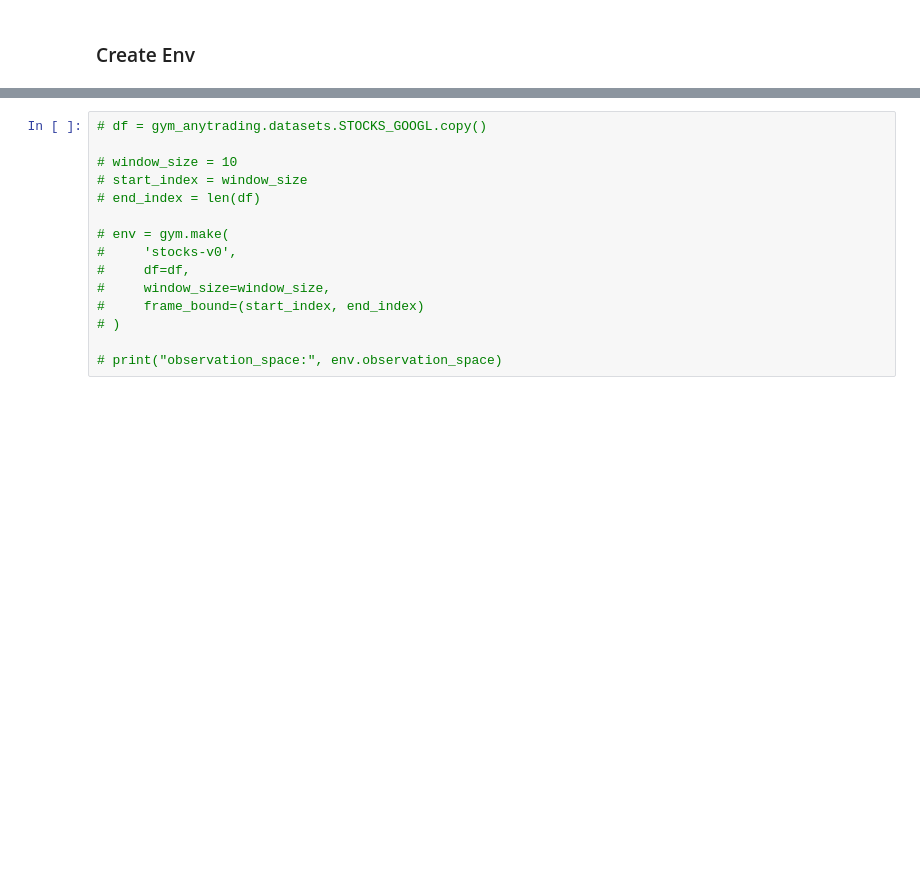
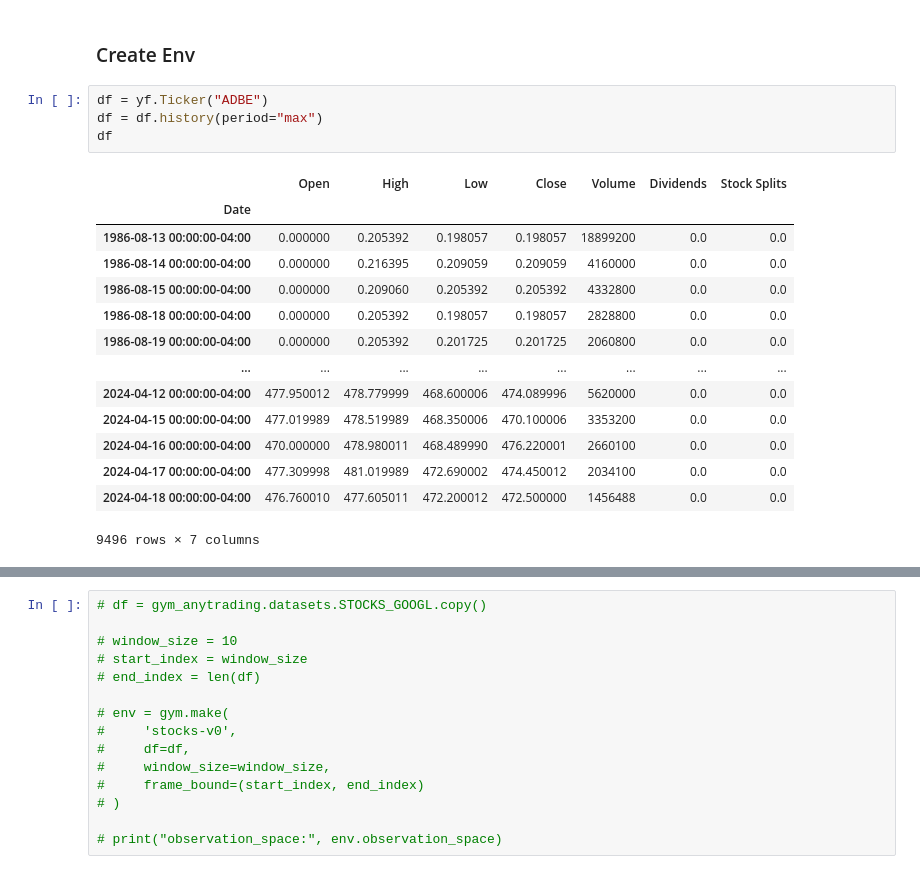
Before and after one commit to ChopinNo3Op9/RL-Based-Gym-Trading, a Jupyter notebook: examples/SB3_a2c_quantstats_title.ipynb, the cells around one changed output, grey strips where cells are left out. Drawn from its saved outputs; the diff is of its cells as text; blank space fills up the shorter version.

```diff
--- a/examples/SB3_a2c_quantstats_title.ipynb
+++ b/examples/SB3_a2c_quantstats_title.ipynb
@@ -16,3 +16,22 @@ import quantstats as qs
 from stable_baselines3 import A2C, PPO
 # %% [markdown]
 ### Create Env
+# %%
+df = yf.Ticker("ADBE")
+df = df.history(period="max")
+df
+# %% [output]
+|  | Open | High | Low | Close | Volume | Dividends | Stock Splits |
+| Date |  |  |  |  |  |  |  |
+| 1986-08-13 00:00:00-04:00 | 0.000000 | 0.205392 | 0.198057 | 0.198057 | 18899200 | 0.0 | 0.0 |
+| 1986-08-14 00:00:00-04:00 | 0.000000 | 0.216395 | 0.209059 | 0.209059 | 4160000 | 0.0 | 0.0 |
+| 1986-08-15 00:00:00-04:00 | 0.000000 | 0.209060 | 0.205392 | 0.205392 | 4332800 | 0.0 | 0.0 |
+| 1986-08-18 00:00:00-04:00 | 0.000000 | 0.205392 | 0.198057 | 0.198057 | 2828800 | 0.0 | 0.0 |
+| 1986-08-19 00:00:00-04:00 | 0.000000 | 0.205392 | 0.201725 | 0.201725 | 2060800 | 0.0 | 0.0 |
+| ... | ... | ... | ... | ... | ... | ... | ... |
+| 2024-04-12 00:00:00-04:00 | 477.950012 | 478.779999 | 468.600006 | 474.089996 | 5620000 | 0.0 | 0.0 |
+| 2024-04-15 00:00:00-04:00 | 477.019989 | 478.519989 | 468.350006 | 470.100006 | 3353200 | 0.0 | 0.0 |
+| 2024-04-16 00:00:00-04:00 | 470.000000 | 478.980011 | 468.489990 | 476.220001 | 2660100 | 0.0 | 0.0 |
+| 2024-04-17 00:00:00-04:00 | 477.309998 | 481.019989 | 472.690002 | 474.450012 | 2034100 | 0.0 | 0.0 |
+| 2024-04-18 00:00:00-04:00 | 476.760010 | 477.605011 | 472.200012 | 472.500000 | 1456488 | 0.0 | 0.0 |
+9496 rows × 7 columns
```
Also changed, not shown: parts of 13 cells of this notebook, 1 other file.
